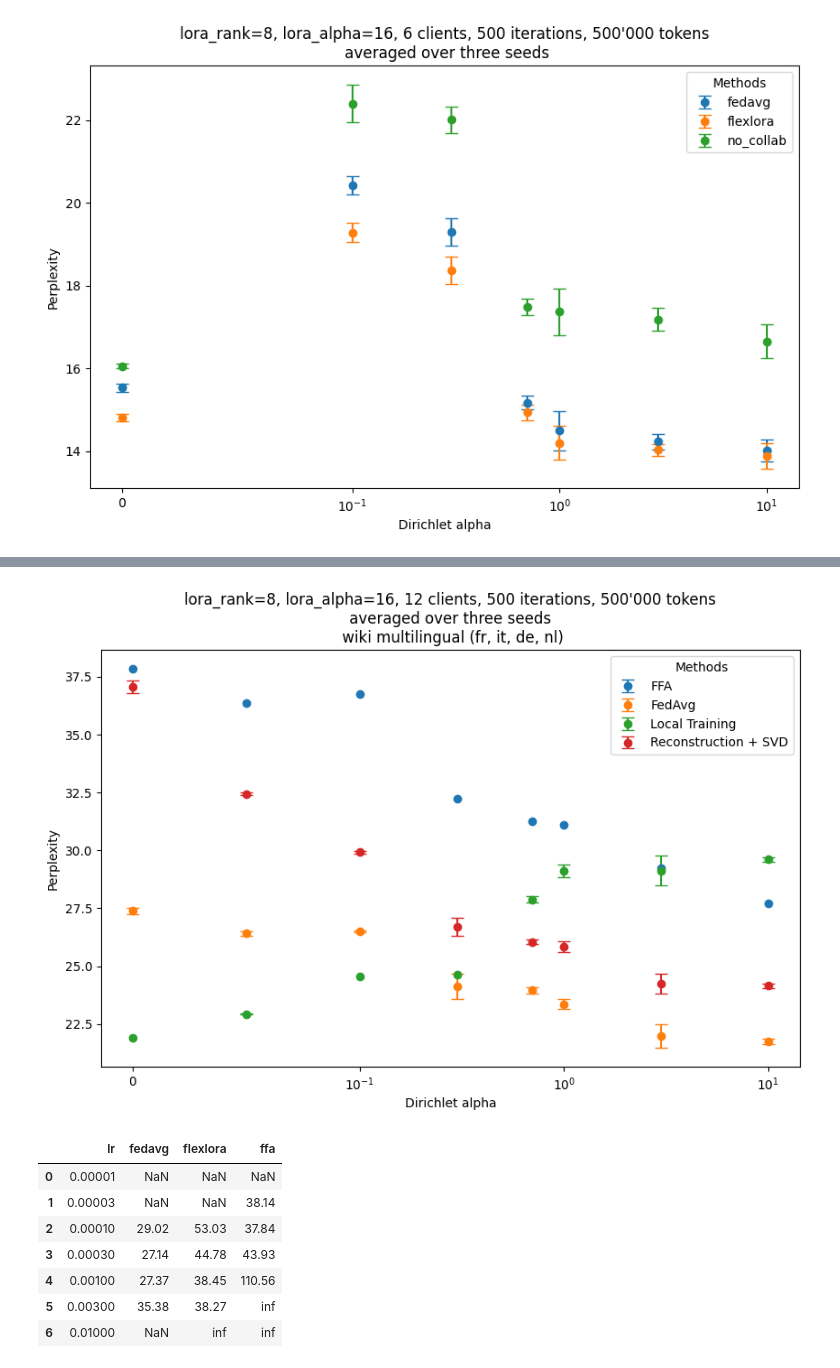
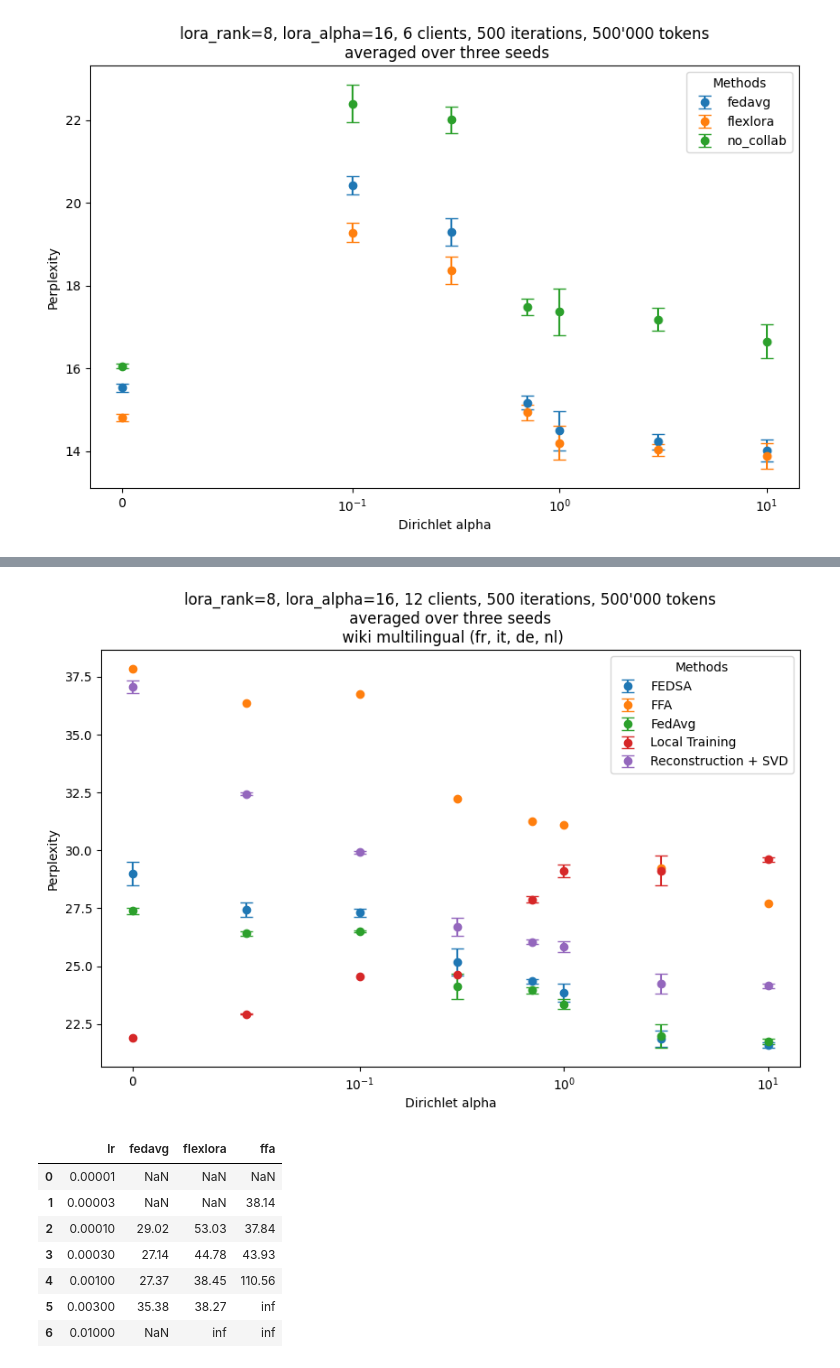
Before and after one commit to Matthew2357/project, a Jupyter notebook: first_graphs.ipynb, the cells around one changed output, grey strips where cells are left out. Saved outputs shown, nothing was run; the diff lists cells and outputs as text; code cells hidden in the pictures.

```diff
--- a/first_graphs.ipynb
+++ b/first_graphs.ipynb
@@ -472,19 +472,19 @@ from scipy.stats import sem, norm
 
 # Data
 data_dict = {
-    0: [[18.91, 19.12, 18.80], [17.76, 17.83, 17.63], [20.54, 20.97, 20.71], [20.13]],
-    0.05:[[18.64, 19.00, 18.74], [17.69, 17.96, 17.85], [20.93, 20.92, 20.64], [20.37]],
-    0.1: [[17.17, 17.80, 17.97], [16.44, 16.73, 16.87], [19.74, 19.70, 19.19], [19.83]],
-    0.3: [[17.30, 17.26, 17.67], [16.68, 16.47, 16.81], [20.34, 19.97, 20.17], [16.48]],
-    0.7: [[14.50, 14.66, 14.68], [14.43, 14.49, 14.48], [17.11, 17.20, 17.21], [14.63]],
-    1: [[13.94, 14.35, 13.94], [13.76, 14.11, 13.73], [16.69, 17.23, 16.74], [14.23]],
-    3: [[14.31, 14.10, 14.02], [14.28, 13.99, 14.00], [16.95, 16.96, 17.23], [14.29]],
-    10: [[13.53, 13.80, 13.62], [13.58, 13.87, 13.67], [16.27, 16.64, 16.29], [13.55]]
+    0: [[18.91, 19.12, 18.80], [17.76, 17.83, 17.63], [20.54, 20.97, 20.71], [20.13],[18.81, 18.79, 19.17]],
+    0.05:[[18.64, 19.00, 18.74], [17.69, 17.96, 17.85], [20.93, 20.92, 20.64], [20.37],[18.92, 18.89, 19.06]],
+    0.1: [[17.17, 17.80, 17.97], [16.44, 16.73, 16.87], [19.74, 19.70, 19.19], [19.83],[18.58, 18.58, 18.42]],
+    0.3: [[17.30, 17.26, 17.67], [16.68, 16.47, 16.81], [20.34, 19.97, 20.17], [16.48],[15.37, 15.59, 15.84]],
+    0.7: [[14.50, 14.66, 14.68], [14.43, 14.49, 14.48], [17.11, 17.20, 17.21], [14.63],[13.69, 13.51, 13.74]],
+    1: [[13.94, 14.35, 13.94], [13.76, 14.11, 13.73], [16.69, 17.23, 16.74], [14.23],[13.50, 13.34]],
+    3: [[14.31, 14.10, 14.02], [14.28, 13.99, 14.00], [16.95, 16.96, 17.23], [14.29],[]],
+    10: [[13.53, 13.80, 13.62], [13.58, 13.87, 13.67], [16.27, 16.64, 16.29], [13.55],[]]
 }
 
 # Flatten data into a DataFrame dynamically for any sublist size
 rows = []
-method_names = ['FedAvg','Reconstruction + SVD','Local Training', 'FFA']
+method_names = ['FedAvg','Reconstruction + SVD','Local Training', 'FFA', 'FEDSA']
 for x, values in data_dict.items():
     for method_index, sublist in enumerate(values, start=1):
         for value in sublist:
@@ -538,19 +538,19 @@ from scipy.stats import sem, norm
 
 # Data
 data_dict = {
-    0: [[37.26, 37.12, 36.78 ], [27.38, 27.28, 27.52], [21.92], [37.84]],
-    0.05:[[32.50, 32.41, 32.40], [26.49, 26.45, 26.33], [22.92, 22.95], [36.36]],
-    0.1: [[29.96, 29.91, 29.88], [26.46, 26.55, 26.50], [24.57], [36.74]],
-    0.3: [[26.39, 26.68, 27.08], [23.74, 24.66, 23.98], [24.62], [32.22]],
-    0.7: [[26.04, 26.16, 25.97], [24.01, 23.82, 24.03], [27.77, 28.01, 27.87], [31.24]],
-    1: [[26.10, 25.73, 25.75], [23.57, 23.26, 23.24], [28.99, 28.99, 29.39], [31.11]],
-    3: [[24.69, 24.11, 23.94], [22.48, 21.64, 21.81], [28.80, 29.45], [29.24]],
-    10: [[24.06, 24.19, 24.23], [21.73, 21.88, 21.66], [29.66, 29.56], [27.72]]
+    0: [[37.26, 37.12, 36.78 ], [27.38, 27.28, 27.52], [21.92], [37.84],[28.80, 28.71, 29.51]],
+    0.05:[[32.50, 32.41, 32.40], [26.49, 26.45, 26.33], [22.92, 22.95], [36.36],[27.27, 27.32, 27.76]],
+    0.1: [[29.96, 29.91, 29.88], [26.46, 26.55, 26.50], [24.57], [36.74],[27.22, 27.24, 27.49]],
+    0.3: [[26.39, 26.68, 27.08], [23.74, 24.66, 23.98], [24.62], [32.22],[24.90, 24.84, 25.78]],
+    0.7: [[26.04, 26.16, 25.97], [24.01, 23.82, 24.03], [27.77, 28.01, 27.87], [31.24],[24.32, 24.45, 24.29]],
+    1: [[26.10, 25.73, 25.75], [23.57, 23.26, 23.24], [28.99, 28.99, 29.39], [31.11],[24.24, 23.59, 23.73]],
+    3: [[24.69, 24.11, 23.94], [22.48, 21.64, 21.81], [28.80, 29.45], [29.24],[22.21, 21.80, 21.58]],
+    10: [[24.06, 24.19, 24.23], [21.73, 21.88, 21.66], [29.66, 29.56], [27.72],[21.48, 21.64, 21.65]]
 }
 
 # Flatten data into a DataFrame dynamically for any sublist size
 rows = []
-method_names = ['Reconstruction + SVD','FedAvg','Local Training', 'FFA']
+method_names = ['Reconstruction + SVD','FedAvg','Local Training', 'FFA', 'FEDSA']
 for x, values in data_dict.items():
     for method_index, sublist in enumerate(values, start=1):
         for value in sublist:
@@ -568,34 +568,34 @@ def compute_stats(group):
     standard_error = sem(group["value"])
     z_value = norm.ppf(0.975)  # 95% confidence level
     margin_of_error = z_value * standard_error
     return pd.Series({"mean": mean, "margin_of_error": margin_of_error})
 
 summary_df = df.groupby(["x", "method"]).apply(compute_stats).reset_index()
 # Plotting
 plt.figure(figsize=(10, 6))
 
 # Plot each method separately
 methods = summary_df["method"].unique()
 for method in methods:
     method_data = summary_df[summary_df["method"] == method]
     plt.errorbar(
         method_data["x"],
         method_data["mean"],
         yerr=method_data["margin_of_error"],
         fmt="o",
         capsize=5,
         label=method,
     )
 
 plt.title("lora_rank=8, lora_alpha=16, 12 clients, 500 iterations, 500'000 tokens\n averaged over three seeds \n wiki multilingual (fr, it, de, nl)")
 plt.xlabel("Dirichlet alpha")
 plt.xscale("symlog", linthresh=0.1)
 plt.ylabel("Perplexity")
 
 plt.legend(title="Methods")
 plt.show()
 # %% [output]
-[figure, old version]
+[figure, new version]
 # %%
 data = [
     [0.00001 ,0.00003, 0.0001, 0.0003, 0.001, 0.003, 0.01],
```
Also changed, not shown: parts of 6 cells of this notebook, 3 other files.
